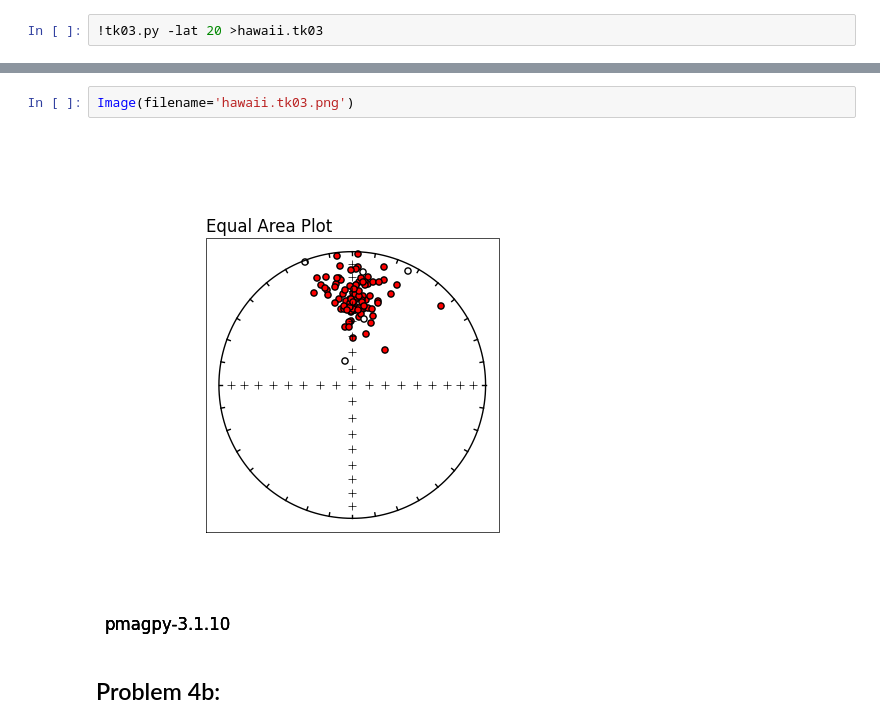
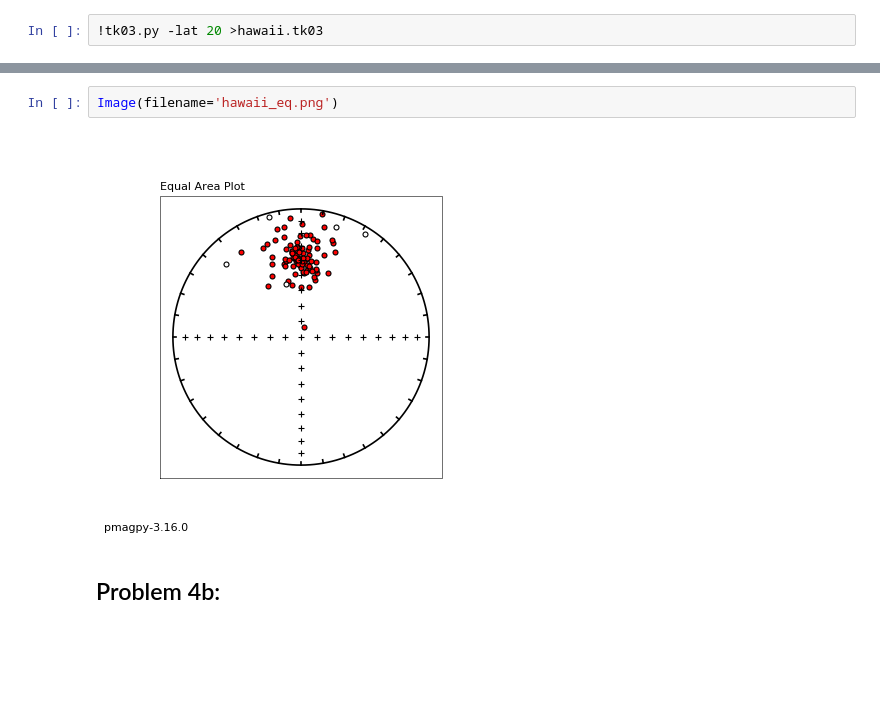
Before and after one commit to ltauxe/Essentials_Notebooks, a Jupyter notebook: Chapter_14/essentials_ch14.ipynb, the cells around one changed output, grey strips where cells are left out. Drawn from its saved outputs; the diff is of its cells as text; blank space fills up the shorter version.

```diff
--- a/Chapter_14/essentials_ch14.ipynb
+++ b/Chapter_14/essentials_ch14.ipynb
@@ -343,7 +495,7 @@ First we we will generate 100 directions from the program tk03.py at a latitude
 # %%
-Image(filename='hawaii.tk03.png')
+Image(filename='hawaii_eq.png')
 # %% [output]
-[figure, old version]
+[figure, new version]
 # %% [markdown]
 ## Problem 4b:
 # %% [markdown]
```
Also changed, not shown: parts of 90 cells of this notebook, 37 other files.
